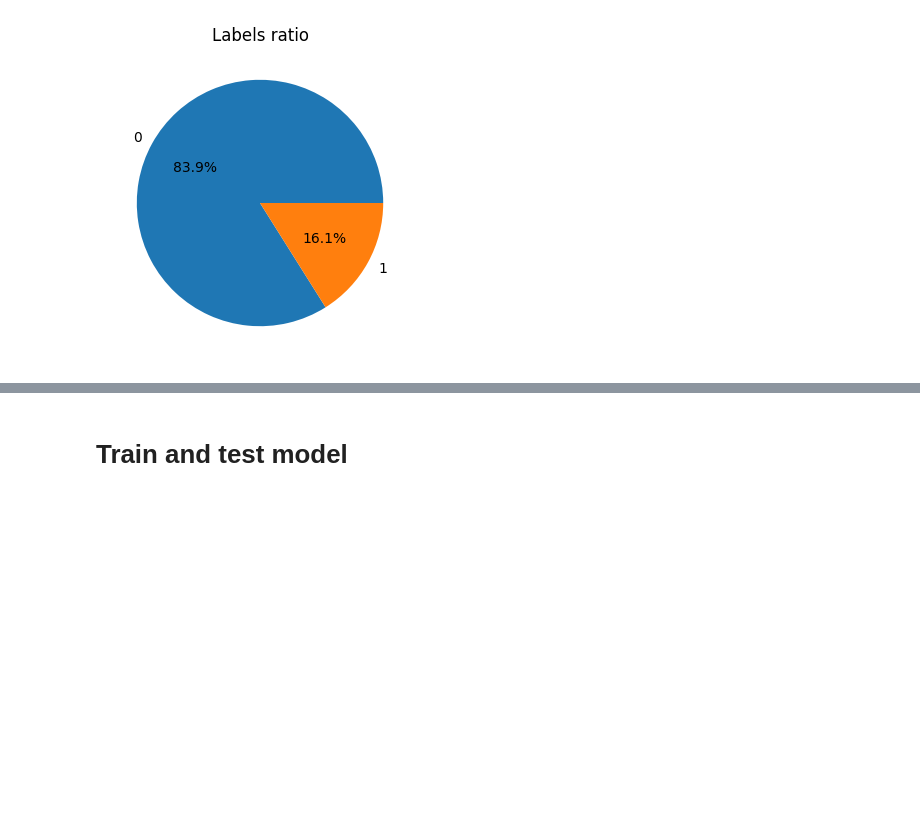
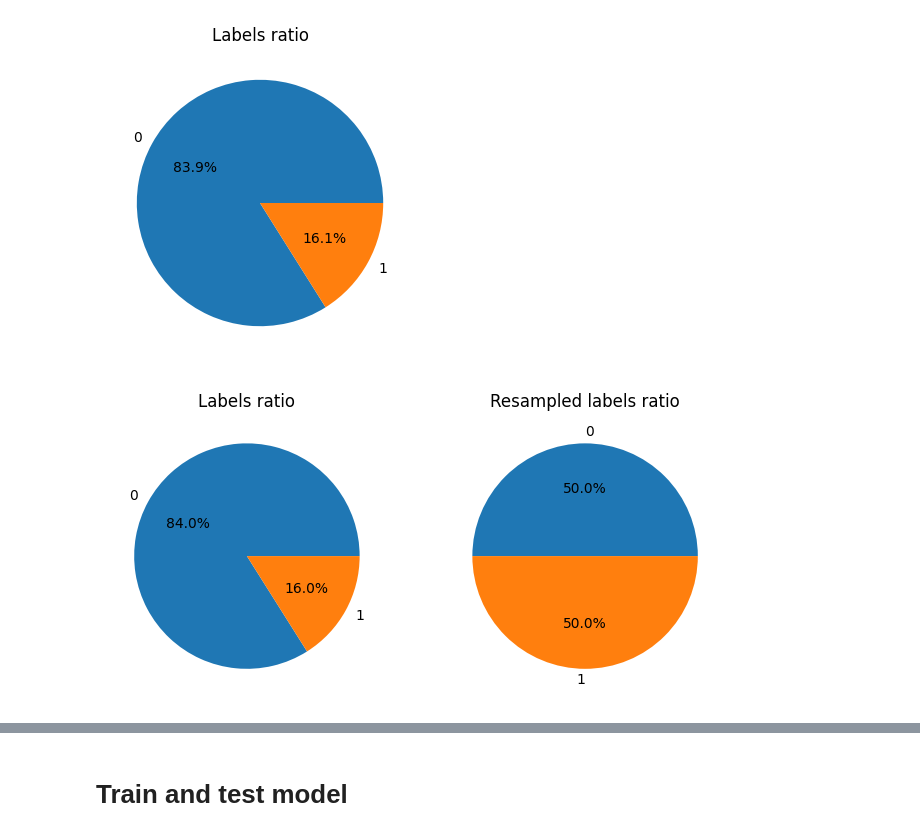
Before and after one commit to CaoThanhNg03/Customer-Churn-Predict, a Jupyter notebook: demo.ipynb, the cells around one changed output, grey strips where cells are left out. Drawn from its saved outputs; the diff is of its cells as text; code cells hidden in the pictures; blank space fills up the shorter version.

```diff
--- a/demo.ipynb
+++ b/demo.ipynb
@@ -116,3 +116,18 @@ X_train, X_test, y_train, y_test = train_test_split(X, y, test_size = 0.2, rando
 #Oversampling
 sm = SMOTE(random_state=42)
 X_train_res, y_train_res = sm.fit_resample(X_train, y_train)
+# %%
+label_cnt = y_train.value_counts()
+res_label_cnt = y_train_res.value_counts()
+
+plt.figure(figsize=(8,8))
+plt.subplot(1,2,1)
+plt.pie(label_cnt, labels=label_cnt.index, autopct= "%1.1f%%")
+plt.title("Labels ratio")
+
+plt.subplot(1,2,2)
+plt.pie(res_label_cnt, labels=res_label_cnt.index, autopct= "%1.1f%%")
+plt.title("Resampled labels ratio")
+plt.show()
+# %% [output]
+[figure, added]
```
Also changed, not shown: parts of 13 cells of this notebook.
